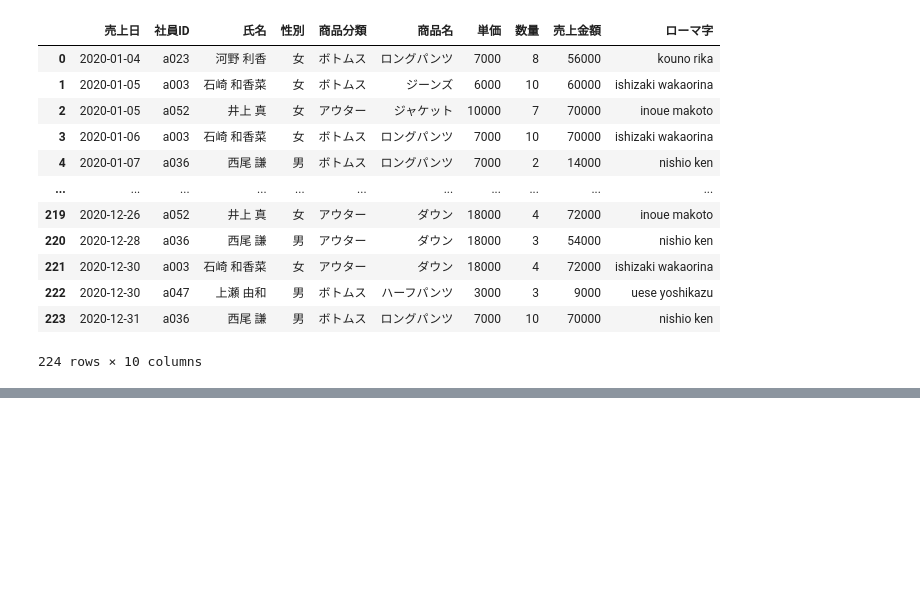
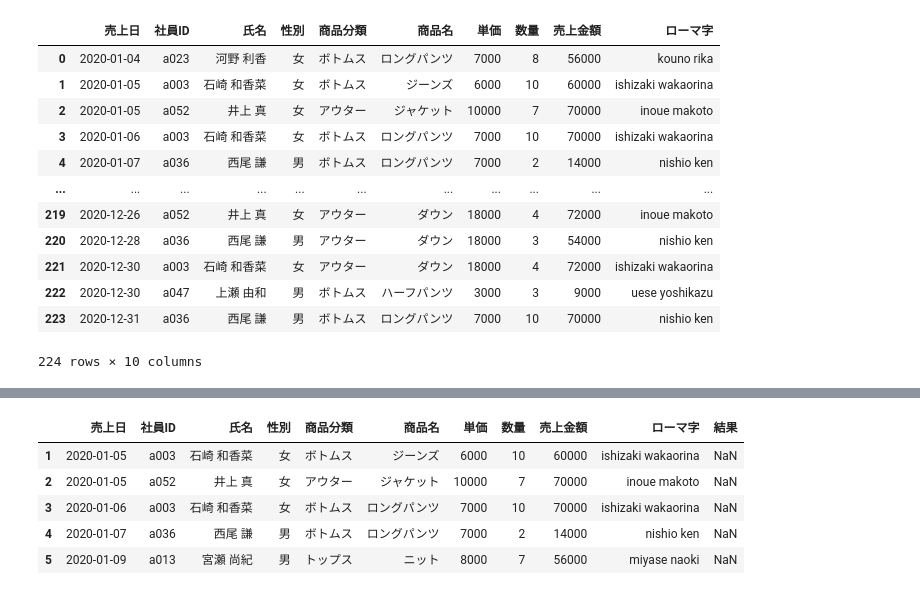
Before and after one commit to Reonbalu/Pandas, a Jupyter notebook: 14_map_apply_applymap/pykakasi_df_toExcel.ipynb, the cells around one changed output, grey strips where cells are left out. Cells and saved outputs as stored; diff of their text form; code cells hidden in the pictures; blank space fills up the shorter version.

```diff
--- a/14_map_apply_applymap/pykakasi_df_toExcel.ipynb
+++ b/14_map_apply_applymap/pykakasi_df_toExcel.ipynb
@@ -62,0 +79,12 @@ df.to_excel('df_output.xlsx')
+# %%
+df['結果'] = df[['ローマ字']][(df['社員ID'] == 'a023') & (df['商品分類'] == 'ボトムス')]
+# %%
+# 欠損値だけの行を抽出
+df[df['結果'].isnull() ].head()
+# %% [output]
+|  | 売上日 | 社員ID | 氏名 | 性別 | 商品分類 | 商品名 | 単価 | 数量 | 売上金額 | ローマ字 | 結果 |
+| 1 | 2020-01-05 | a003 | 石崎 和香菜 | 女 | ボトムス | ジーンズ | 6000 | 10 | 60000 | ishizaki wakaorina | NaN |
+| 2 | 2020-01-05 | a052 | 井上 真 | 女 | アウター | ジャケット | 10000 | 7 | 70000 | inoue makoto | NaN |
+| 3 | 2020-01-06 | a003 | 石崎 和香菜 | 女 | ボトムス | ロングパンツ | 7000 | 10 | 70000 | ishizaki wakaorina | NaN |
+| 4 | 2020-01-07 | a036 | 西尾 謙 | 男 | ボトムス | ロングパンツ | 7000 | 2 | 14000 | nishio ken | NaN |
+| 5 | 2020-01-09 | a013 | 宮瀬 尚紀 | 男 | トップス | ニット | 8000 | 7 | 56000 | miyase naoki | NaN |
```
Also changed, not shown: parts of 4 cells of this notebook, 1 other file.
